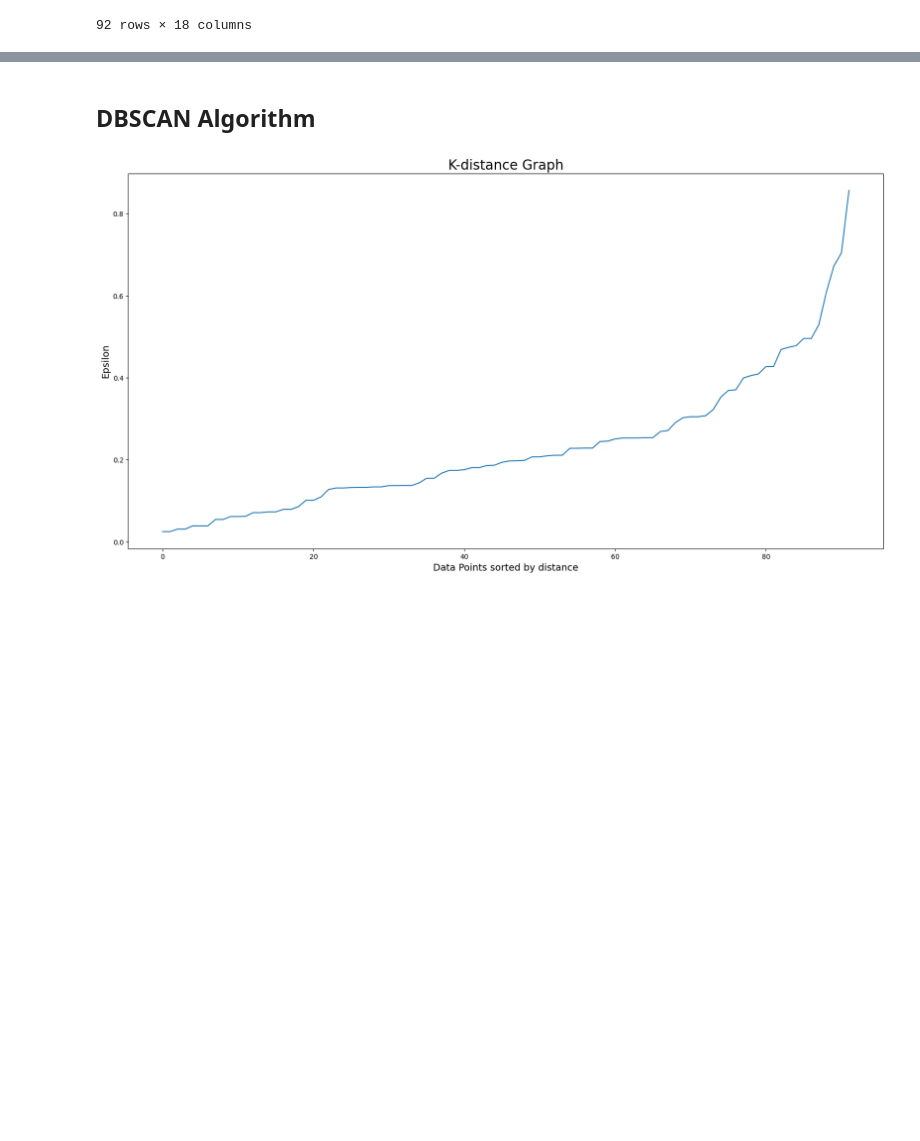
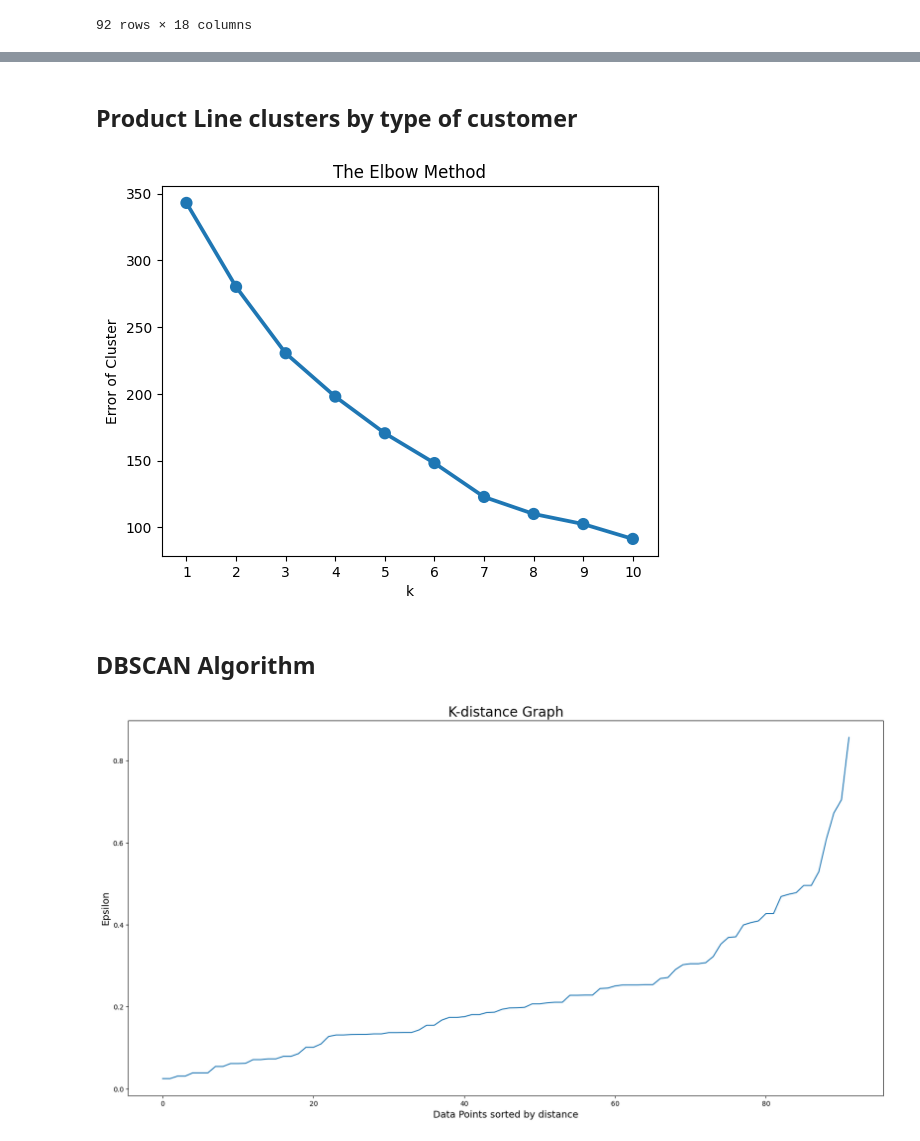
Before and after one commit to cgn00/Customer_Segmentation, a Jupyter notebook: customer_segmentation.ipynb, the cells around one changed output, grey strips where cells are left out. Cells and saved outputs as stored; diff of their text form; code cells hidden in the pictures; blank space fills up the shorter version.

```diff
--- a/customer_segmentation.ipynb
+++ b/customer_segmentation.ipynb
@@ -898,0 +926,20 @@ plt.show()
+# %% [markdown]
+## Product Line clusters by type of customer
+# %%
+customer_group = 2
+mask = product_line_df["KMeansLabel"]==customer_group
+product_line_scaled_array = StandardScaler().fit_transform(product_line_df[mask])
+
+errors = []
+for k in range(1, 11):
+    kmeans_clustering = KMeans(n_clusters=k, random_state=42)
+    kmeans_clustering.fit(product_line_scaled_array)
+    errors.append(kmeans_clustering.inertia_)
+
+
+plt.title('The Elbow Method')
+plt.xlabel('k'); plt.ylabel('Error of Cluster')
+sns.pointplot(x=np.arange(start=1, stop=11), y=errors)
+plt.show()
+# %% [output]
+[figure, added]
```
Also changed, not shown: parts of 7 cells of this notebook.
